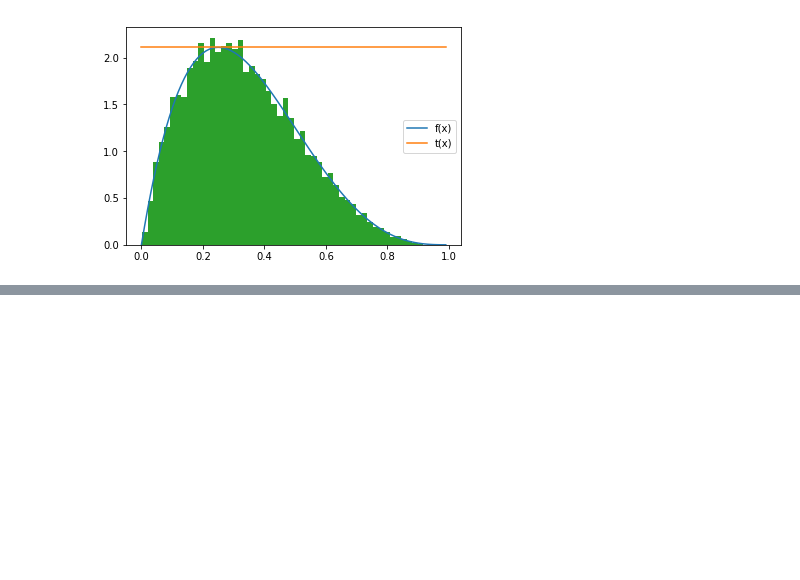
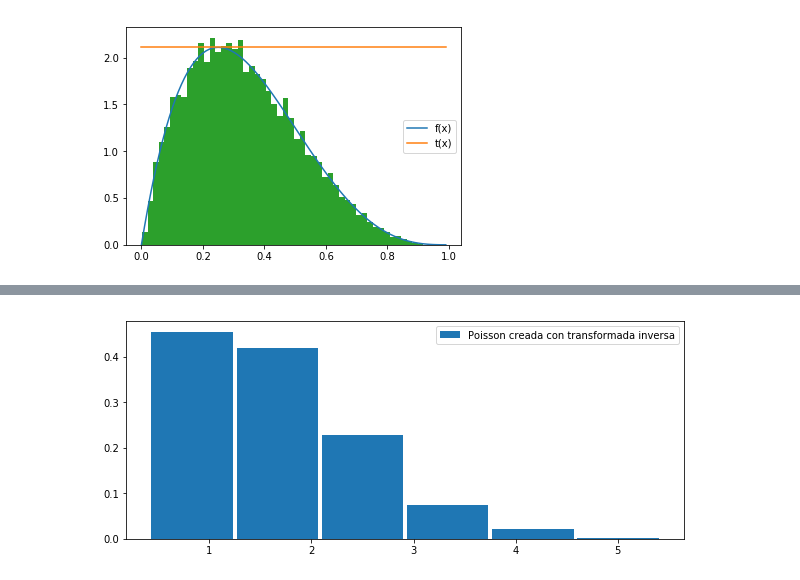
Before and after one commit to ACristinaVV/TAREA6_ACVAZQUEZ, a Jupyter notebook: Tarea6_ACVAZQUEZ.ipynb, the cells around one changed output, grey strips where cells are left out. Drawn from its saved outputs; the diff is of its cells as text; code cells hidden in the pictures; blank space fills up the shorter version.

```diff
--- a/Tarea6_ACVAZQUEZ.ipynb
+++ b/Tarea6_ACVAZQUEZ.ipynb
@@ -125,0 +238,32 @@ El máximo de f es: [2.109375]
+# %%
+# Función que calcula la probabilidad acumulada optimizada
+def Acumulada_Poisson(k,l):
+    Pr = np.zeros(k)
+    Pr[0] = np.exp(-l)*(l**k)
+    def pr(i):
+        nonlocal Pr
+        Pr[i+1]=(l/(i+1))*Pr[i]
+
+    # Lleno el vector Pr usando compresión de listas
+    [pr(i) for i in range(k-1)]
+    return np.cumsum(Pr)
+# %%
+def plot_histogram_discrete(distribucion:'señal de varibles aleatorias de un distribución DISCRETA dada',
+                            label:'label del legend a aparecer en el gráfica',
+                            densidad:'por defecto regresa el histograma en densidad'=True):
+    # len(set(distribucion)) cuenta la cantidad de elementos distintos de la variable 'distribucion'
+    plt.figure(figsize=[10,4])
+    y, x = np.histogram(distribucion, bins=len(set(distribucion)), density=densidad)
+    plt.bar(x[1:], y, label=label)
+    plt.legend()
+    plt.show()
+# %%
+k = 10; l = 1; N = 1000
+
+p_acum = Acumulada_Poisson(k,l)
+
+# Usando el método de la transformada inversa
+d_binomial = Gen_distr_discreta(p_acum, np.arange(0, n+1), N)
+plot_histogram_discrete(d_binomial, 'Poisson creada con transformada inversa')
+# %% [output]
+[figure, added]
```
Also changed, not shown: parts of 13 cells of this notebook.
